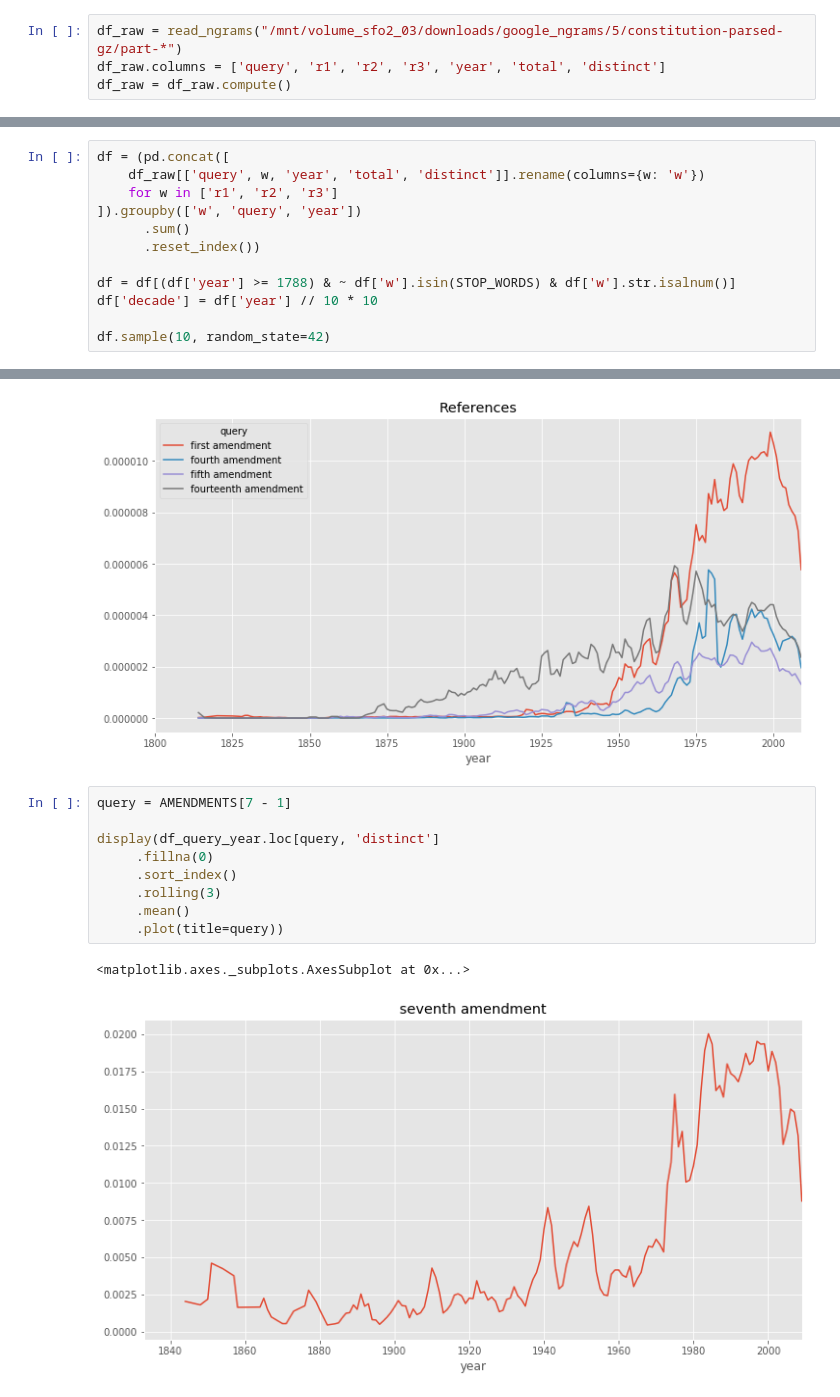
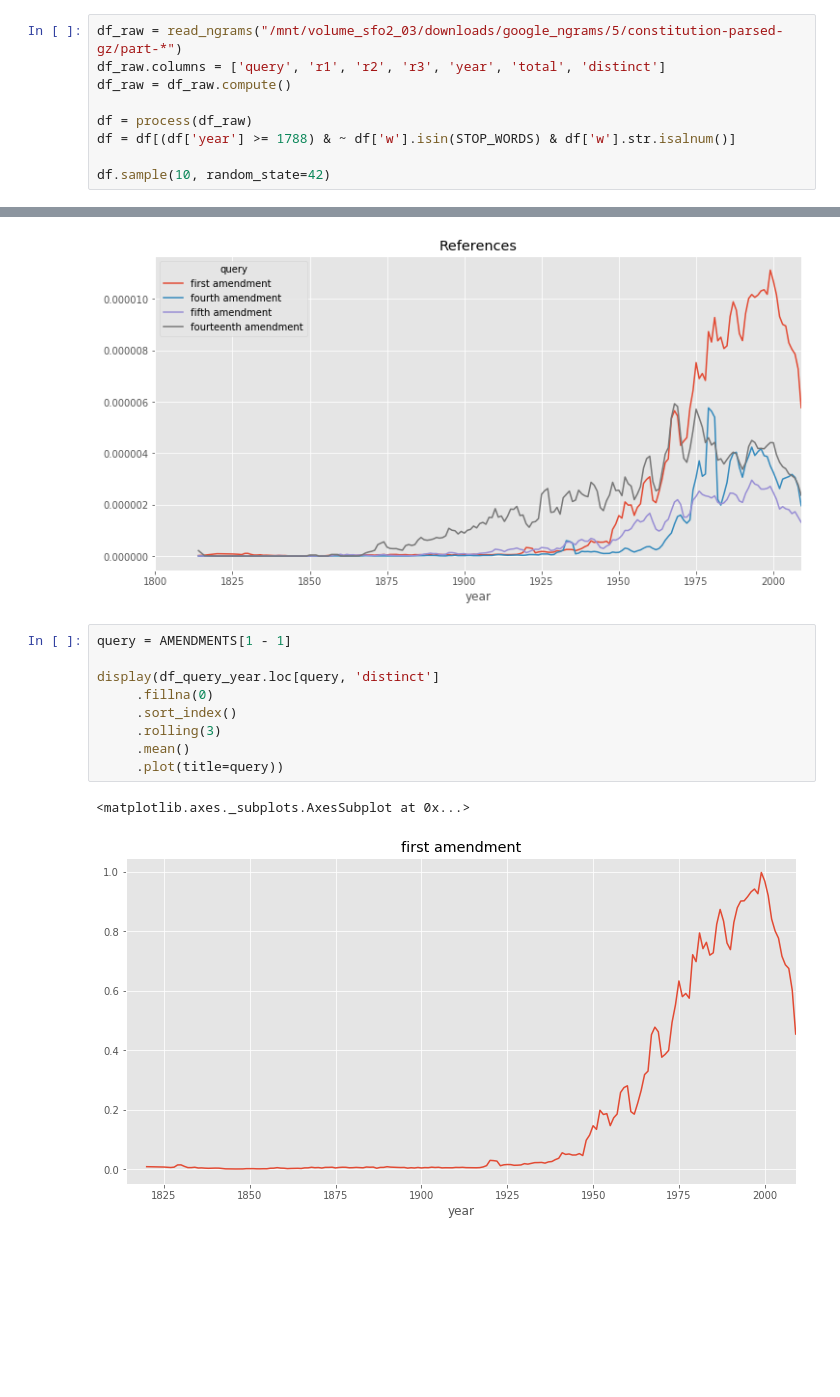
Before and after one commit to tianhuil/computational-history, a Jupyter notebook: src/Constitution.ipynb, the cells around one changed output, grey strips where cells are left out. Cells and saved outputs as stored; diff of their text form; blank space fills up the shorter version.

```diff
--- a/src/Constitution.ipynb
+++ b/src/Constitution.ipynb
@@ -67,3 +25,8 @@ QUERIES = ARTICLES + AMENDMENTS
 df_raw = read_ngrams("/mnt/volume_sfo2_03/downloads/google_ngrams/5/constitution-parsed-gz/part-*")
 df_raw.columns = ['query', 'r1', 'r2', 'r3', 'year', 'total', 'distinct']
 df_raw = df_raw.compute()
+
+df = process(df_raw)
+df = df[(df['year'] >= 1788) & ~ df['w'].isin(STOP_WORDS) & df['w'].str.isalnum()]
+
+df.sample(10, random_state=42)
@@ -70,12 +44,0 @@ df_raw = df_raw.compute()
-# %%
-df = (pd.concat([
-    df_raw[['query', w, 'year', 'total', 'distinct']].rename(columns={w: 'w'})
-    for w in ['r1', 'r2', 'r3']
-]).groupby(['w', 'query', 'year'])
-      .sum()
-      .reset_index())
-
-df = df[(df['year'] >= 1788) & ~ df['w'].isin(STOP_WORDS) & df['w'].str.isalnum()]
-df['decade'] = df['year'] // 10 * 10
-
-df.sample(10, random_state=42)
@@ -171,17 +122,17 @@ df_query_year = (
 <matplotlib.axes._subplots.AxesSubplot at 0x...>
 [figure]
 # %%
-query = AMENDMENTS[7 - 1]
+query = AMENDMENTS[1 - 1]
 
 display(df_query_year.loc[query, 'distinct']
      .fillna(0)
      .sort_index()
      .rolling(3)
      .mean()
      .plot(title=query))
 # %% [output]
 <matplotlib.axes._subplots.AxesSubplot at 0x...>
-[figure, old version]
+[figure, new version]
 # %%
 df_query = df[(df['query'] == query)]
 
```
Also changed, not shown: parts of 6 cells of this notebook, 3 other files.
